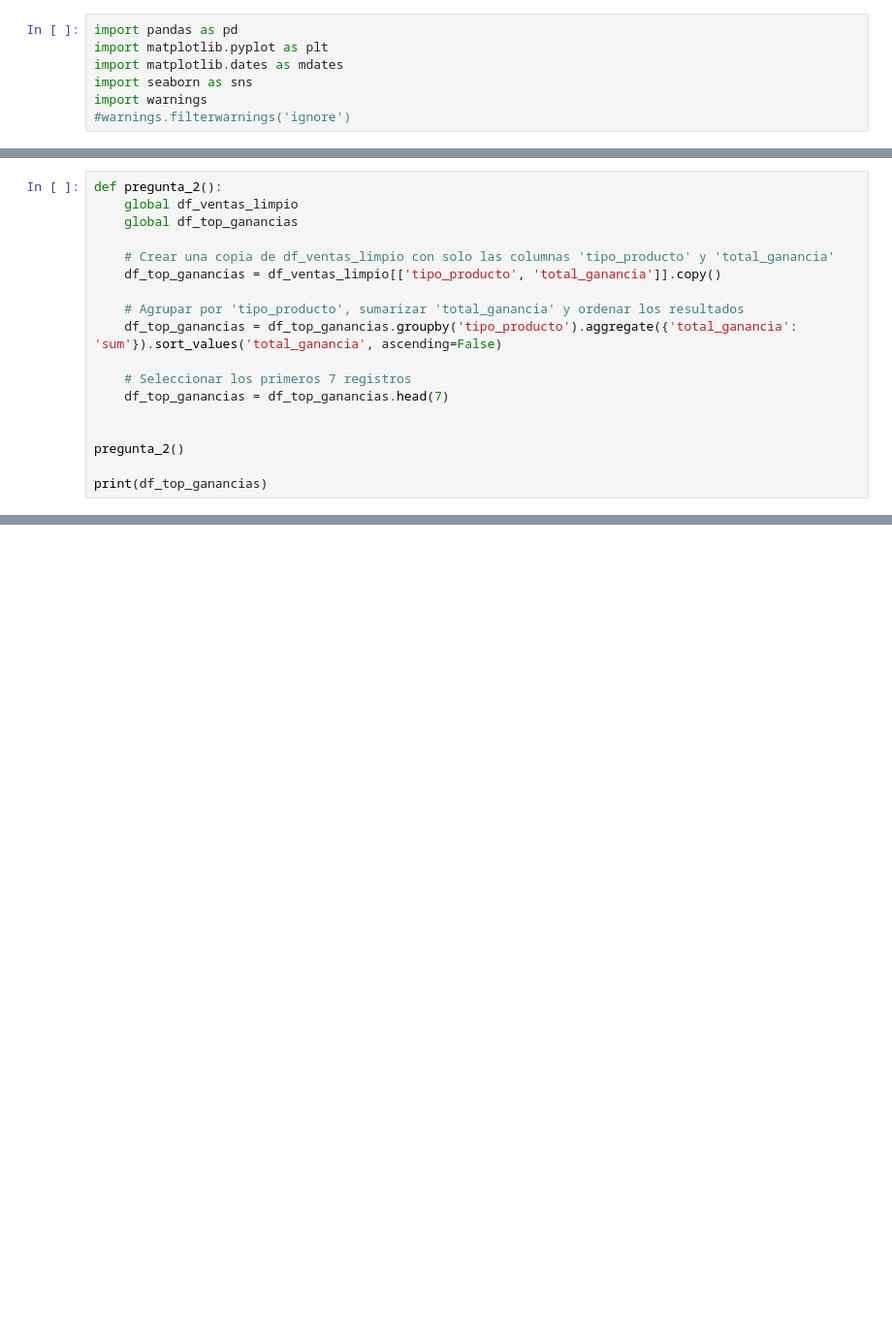
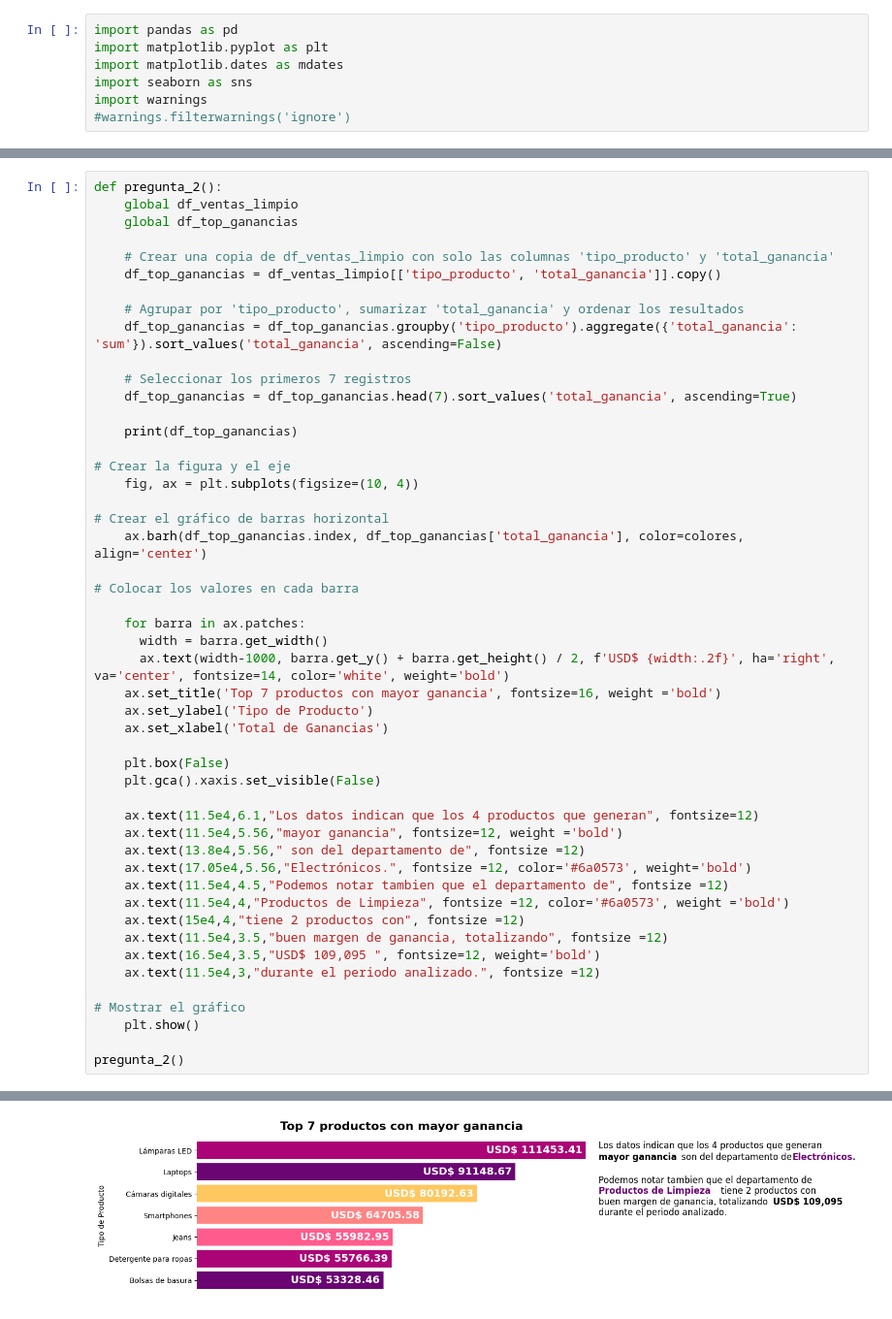
Before and after one commit to gabrielcz6/supermarketsalesanalysis, a Jupyter notebook: supermarketanalisis.ipynb, the cells around one changed output, grey strips where cells are left out. Shown at 97% size. Drawn from its saved outputs; the diff is of its cells as text; blank space fills up the shorter version.

```diff
--- a/supermarketanalisis.ipynb
+++ b/supermarketanalisis.ipynb
@@ -176,18 +9,0 @@ pregunta_1()
-# %%
-def pregunta_2():
-    global df_ventas_limpio
-    global df_top_ganancias
-
-    # Crear una copia de df_ventas_limpio con solo las columnas 'tipo_producto' y 'total_ganancia'
-    df_top_ganancias = df_ventas_limpio[['tipo_producto', 'total_ganancia']].copy()
-
-    # Agrupar por 'tipo_producto', sumarizar 'total_ganancia' y ordenar los resultados
-    df_top_ganancias = df_top_ganancias.groupby('tipo_producto').aggregate({'total_ganancia': 'sum'}).sort_values('total_ganancia', ascending=False)
-
-    # Seleccionar los primeros 7 registros
-    df_top_ganancias = df_top_ganancias.head(7)
-
-
-pregunta_2()
-
-print(df_top_ganancias)
@@ -732,0 +122,50 @@ El análisis revela que aunque los volúmenes de ventas son similares entre B2B
+# %%
+def pregunta_2():
+    global df_ventas_limpio
+    global df_top_ganancias
+
+    # Crear una copia de df_ventas_limpio con solo las columnas 'tipo_producto' y 'total_ganancia'
+    df_top_ganancias = df_ventas_limpio[['tipo_producto', 'total_ganancia']].copy()
+
+    # Agrupar por 'tipo_producto', sumarizar 'total_ganancia' y ordenar los resultados
+    df_top_ganancias = df_top_ganancias.groupby('tipo_producto').aggregate({'total_ganancia': 'sum'}).sort_values('total_ganancia', ascending=False)
+
+    # Seleccionar los primeros 7 registros
+    df_top_ganancias = df_top_ganancias.head(7).sort_values('total_ganancia', ascending=True)
+
+    print(df_top_ganancias)
+
+# Crear la figura y el eje
+    fig, ax = plt.subplots(figsize=(10, 4))
+
+# Crear el gráfico de barras horizontal
+    ax.barh(df_top_ganancias.index, df_top_ganancias['total_ganancia'], color=colores, align='center')
+
+# Colocar los valores en cada barra
+
+    for barra in ax.patches:
+      width = barra.get_width()
+      ax.text(width-1000, barra.get_y() + barra.get_height() / 2, f'USD$ {width:.2f}', ha='right', va='center', fontsize=14, color='white', weight='bold')
+    ax.set_title('Top 7 productos con mayor ganancia', fontsize=16, weight ='bold')
+    ax.set_ylabel('Tipo de Producto')
+    ax.set_xlabel('Total de Ganancias')
+
+    plt.box(False)
+    plt.gca().xaxis.set_visible(False)
+
+    ax.text(11.5e4,6.1,"Los datos indican que los 4 productos que generan", fontsize=12)
+    ax.text(11.5e4,5.56,"mayor ganancia", fontsize=12, weight ='bold')
+    ax.text(13.8e4,5.56," son del departamento de", fontsize =12)
+    ax.text(17.05e4,5.56,"Electrónicos.", fontsize =12, color='#6a0573', weight='bold')
+    ax.text(11.5e4,4.5,"Podemos notar tambien que el departamento de", fontsize =12)
+    ax.text(11.5e4,4,"Productos de Limpieza", fontsize =12, color='#6a0573', weight ='bold')
+    ax.text(15e4,4,"tiene 2 productos con", fontsize =12)
+    ax.text(11.5e4,3.5,"buen margen de ganancia, totalizando", fontsize =12)
+    ax.text(16.5e4,3.5,"USD$ 109,095 ", fontsize=12, weight='bold')
+    ax.text(11.5e4,3,"durante el periodo analizado.", fontsize =12)
+
+# Mostrar el gráfico
+    plt.show()
+
+pregunta_2()
+# %% [output]
@@ -732,0 +181 @@ El análisis revela que aunque los volúmenes de ventas son similares entre B2B
+[figure, added]
```
Also changed, not shown: parts of 63 cells of this notebook, 1 other file.
